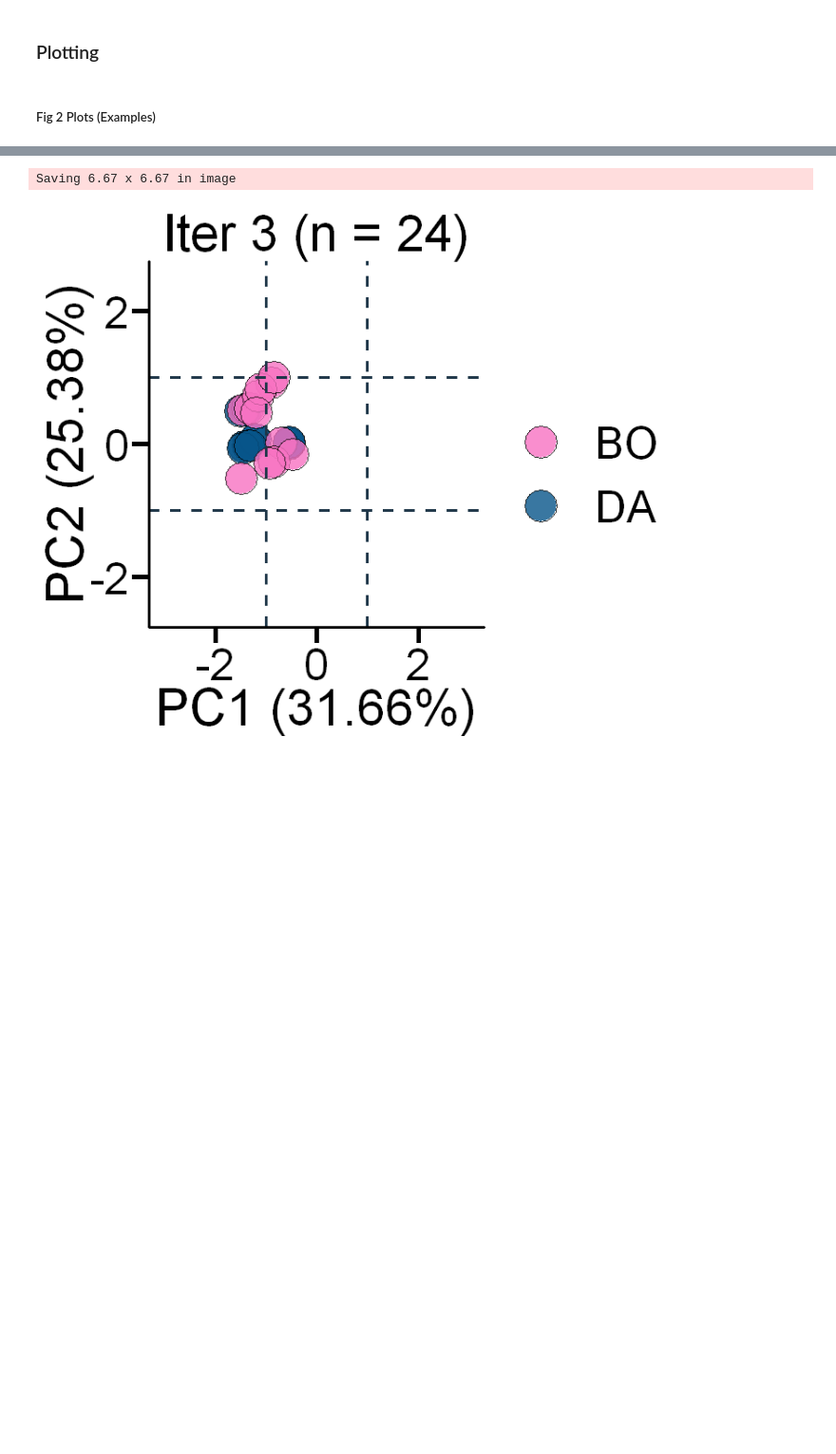
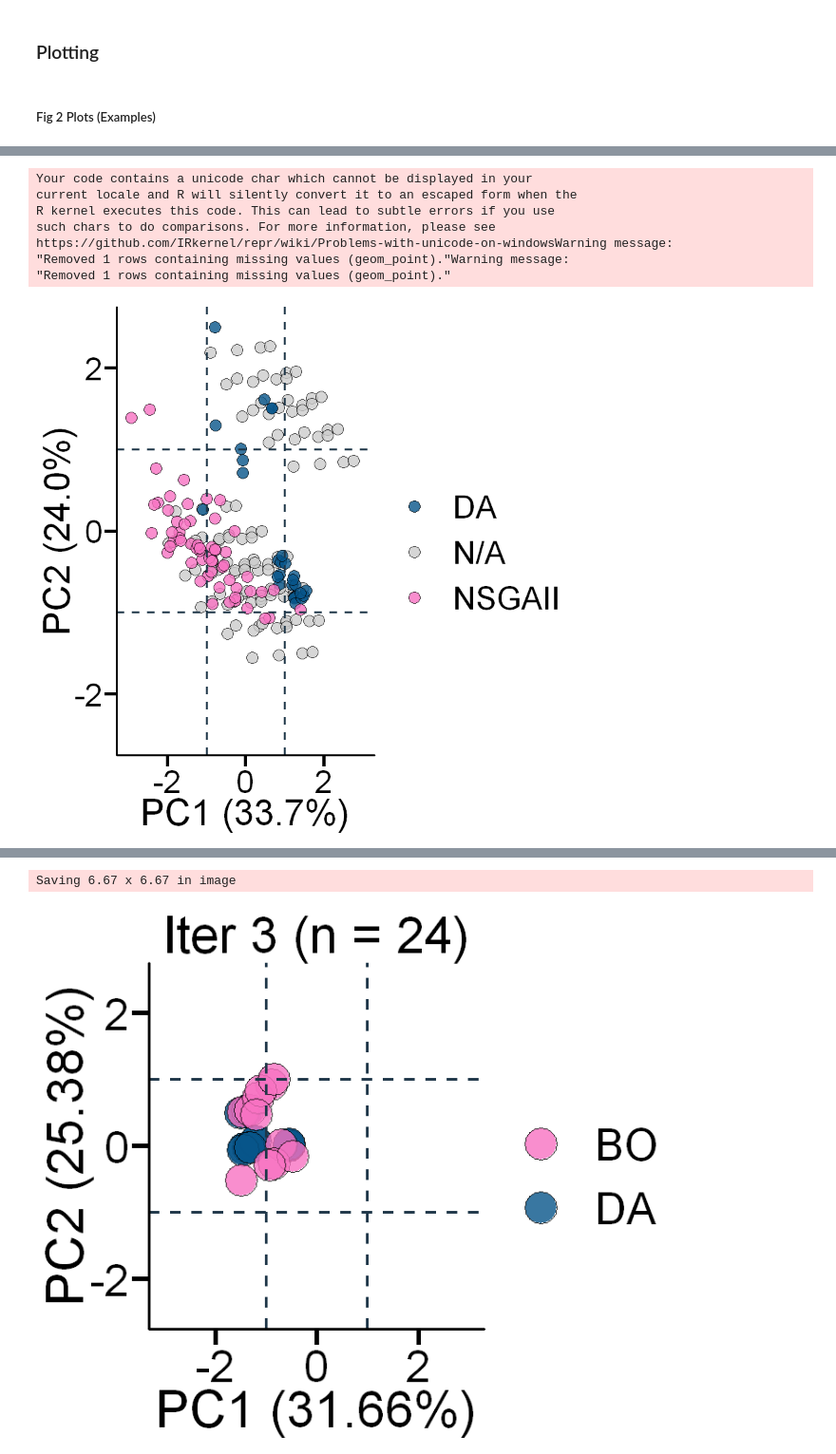
Before and after one commit to MaoResearchGroup/falcon-lnp-optimization, a Jupyter notebook: notebooks/plot_PCA.ipynb, the cells around one changed output, grey strips where cells are left out. Shown at 95% size. Drawn from its saved outputs; the diff is of its cells as text; code cells hidden in the pictures; blank space fills up the shorter version.

```diff
--- a/notebooks/plot_PCA.ipynb
+++ b/notebooks/plot_PCA.ipynb
@@ -125,0 +171,56 @@ Saving 6.67 x 6.67 in image
+# %%
+#Plot URS
+
+# Generate the plot
+custom_colors <- c("N/A" = "#cccccc", "DA" = "#07558a", "NSGAII" = "#f872c2")
+hist_data <- pca_data
+
+p_pca <- ggplot(hist_data, aes(x = PC1, y = PC2, fill = as.factor(Opt_Method))) +
+  geom_point(shape = 21, color = "black", stroke = 0.5, alpha = 0.8, size = 5) +  # Black border
+  # Adding horizontal dashed lines
+  geom_hline(yintercept = c(-1, 1), linetype = "dashed", color = "#1e3648", size = 1) +
+  # Adding vertical dashed lines
+  geom_vline(xintercept = c(-1, 1), linetype = "dashed", color = "#1e3648", size = 1) +
+  # Apply the custom fill color scale
+  scale_fill_manual(values = custom_colors) +
+  # Axis settings
+  scale_x_continuous(breaks = c(-2, 0, 2), limits = c(-3, 3)) +
+  scale_y_continuous(breaks = c(-2, 0, 2), limits = c(-2.5, 2.5)) +
+  custom_theme +
+ labs(x = "PC1 (33.7%)",
+       y = "PC2 (24.0%)",
+       fill = "") +
+ # geom_text(
+ #   data = subset(hist_data, Formula_label == 119),
+ #   aes(x = PC1, y = PC3),
+ #   label = "\u2605",   # ★
+ #   color = "#a292ef",
+ #   size = 18,
+ #   fontface = "bold"
+ # ) +
+ #   geom_text(
+ #   data = subset(hist_data, Formula_label == 179),
+ #   aes(x = PC1, y = PC3),
+ #   label = "\u2605",   # ★
+ #   color = "#CAFFCA",
+ #   size = 18,
+ #   fontface = "bold"
+ # ) +
+  theme(
+    legend.position = "right",
+    legend.text = element_text(size = 30),
+    legend.title = element_text(size = 30)
+  )
+
+filename <- paste0("../output/", RUN_NAME, "/Fig2_Iter1_PCA_Both.png")
+ggsave(filename, plot = p_pca, width = 9, height = 6, dpi = 600)
+print(p_pca)
+# %% [output]
+Your code contains a unicode char which cannot be displayed in your
+current locale and R will silently convert it to an escaped form when the
+R kernel executes this code. This can lead to subtle errors if you use
+such chars to do comparisons. For more information, please see
+https://github.com/IRkernel/repr/wiki/Problems-with-unicode-on-windowsWarning message:
+"Removed 1 rows containing missing values (geom_point)."Warning message:
+"Removed 1 rows containing missing values (geom_point)."
+[figure, added]
```
Also changed, not shown: parts of 10 cells of this notebook, 45 other files.
